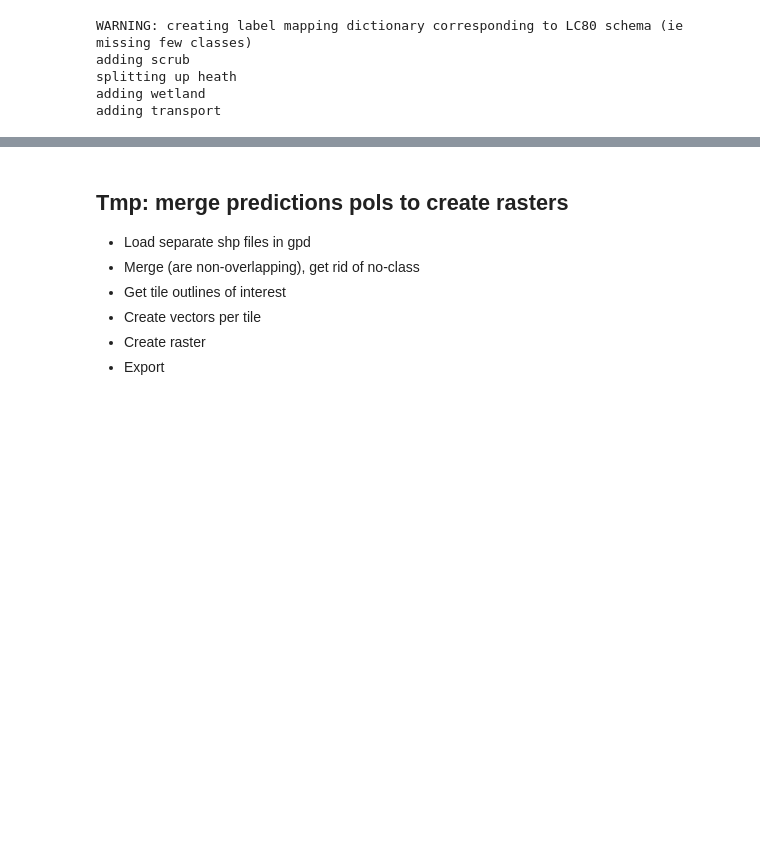
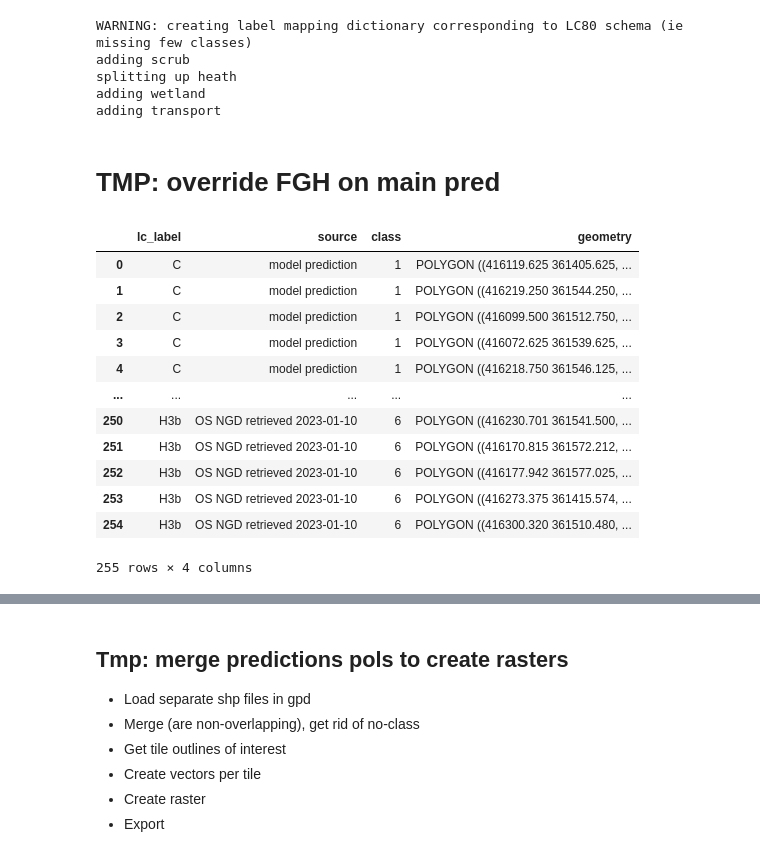
Before and after one commit to pdnpa/cnn-land-cover, a Jupyter notebook: notebooks/Create LC masks.ipynb, the cells around one changed output, grey strips where cells are left out. Cells and saved outputs as stored; diff of their text form; code cells hidden in the pictures; blank space fills up the shorter version.

```diff
--- a/notebooks/Create LC masks.ipynb
+++ b/notebooks/Create LC masks.ipynb
@@ -30,3 +30,26 @@ adding scrub
 splitting up heath
 adding wetland
 adding transport
+# %% [markdown]
+# TMP: override FGH on main pred
+# %%
+# path_ex_tile = '/home/tplas/predictions/predictions_LCU_2023-04-24-1259_notdissolved_padding44/LCU_2023-04-24-1259_SK2196_LC-prediction/LCU_2023-04-24-1259_SK2196_LC-prediction.shp'
+tn = 'SK1661'
+path_ex_tile = f'/home/tplas/predictions/predictions_LCU_2023-04-24-1259_notdissolved_padding44_FGH-override/LCU_2023-04-24-1259_{tn}_LC-prediction_FGH-override/LCU_2023-04-24-1259_{tn}_LC-prediction_FGH-override.shp'
+
+gpd_ex_tile = lca.load_pols(path_ex_tile)
+gpd_ex_tile
+# %% [output]
+|  | lc_label | source | class | geometry |
+| 0 | C | model prediction | 1 | POLYGON ((416119.625 361405.625, ... |
+| 1 | C | model prediction | 1 | POLYGON ((416219.250 361544.250, ... |
+| 2 | C | model prediction | 1 | POLYGON ((416099.500 361512.750, ... |
+| 3 | C | model prediction | 1 | POLYGON ((416072.625 361539.625, ... |
+| 4 | C | model prediction | 1 | POLYGON ((416218.750 361546.125, ... |
+| ... | ... | ... | ... | ... |
+| 250 | H3b | OS NGD retrieved 2023-01-10 | 6 | POLYGON ((416230.701 361541.500, ... |
+| 251 | H3b | OS NGD retrieved 2023-01-10 | 6 | POLYGON ((416170.815 361572.212, ... |
+| 252 | H3b | OS NGD retrieved 2023-01-10 | 6 | POLYGON ((416177.942 361577.025, ... |
+| 253 | H3b | OS NGD retrieved 2023-01-10 | 6 | POLYGON ((416273.375 361415.574, ... |
+| 254 | H3b | OS NGD retrieved 2023-01-10 | 6 | POLYGON ((416300.320 361510.480, ... |
+255 rows × 4 columns
```
Also changed, not shown: parts of 2 cells of this notebook, 2 other files.
